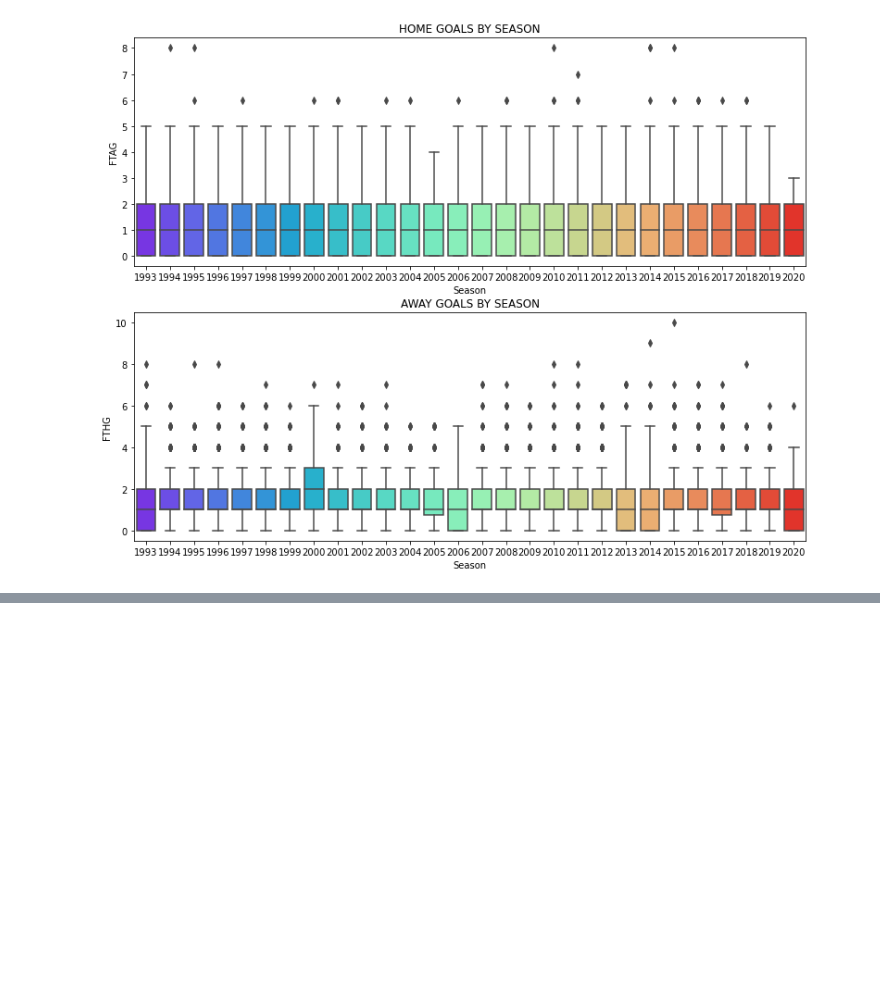
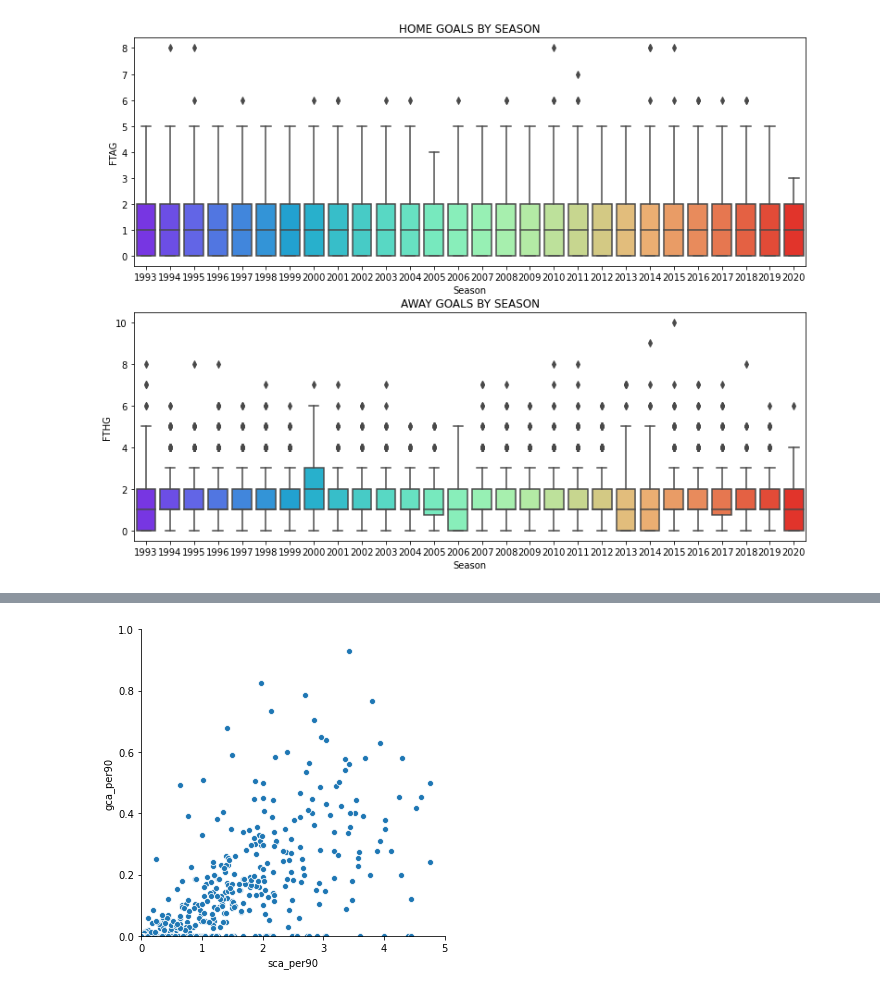
Before and after one commit to gagan2005/Soccer_Prediction_And_DataAnalysis, a Jupyter notebook: main.ipynb, the cells around one changed output, grey strips where cells are left out. Saved outputs shown, nothing was run; the diff lists cells and outputs as text; code cells hidden in the pictures; blank space fills up the shorter version.

```diff
--- a/main.ipynb
+++ b/main.ipynb
@@ -271,0 +281,6 @@ plt.show()
+# %%
+bx = sns.relplot(data=players, x="sca_per90", y="gca_per90")
+xlim = bx.set(xlim=(0,5))
+ylim = bx.set(ylim=(0,1))
+# %% [output]
+[figure, added]
```
Also changed, not shown: parts of 4 cells of this notebook.
